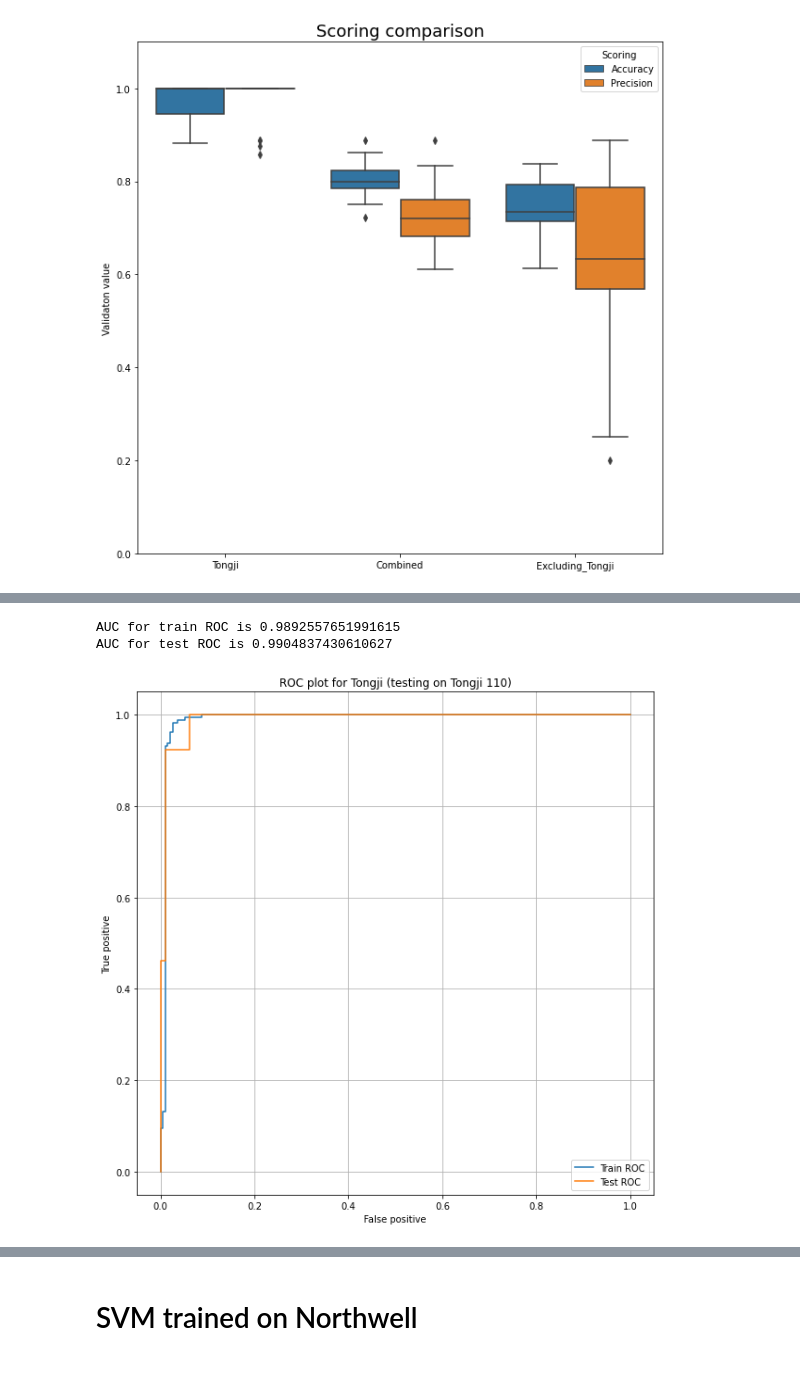
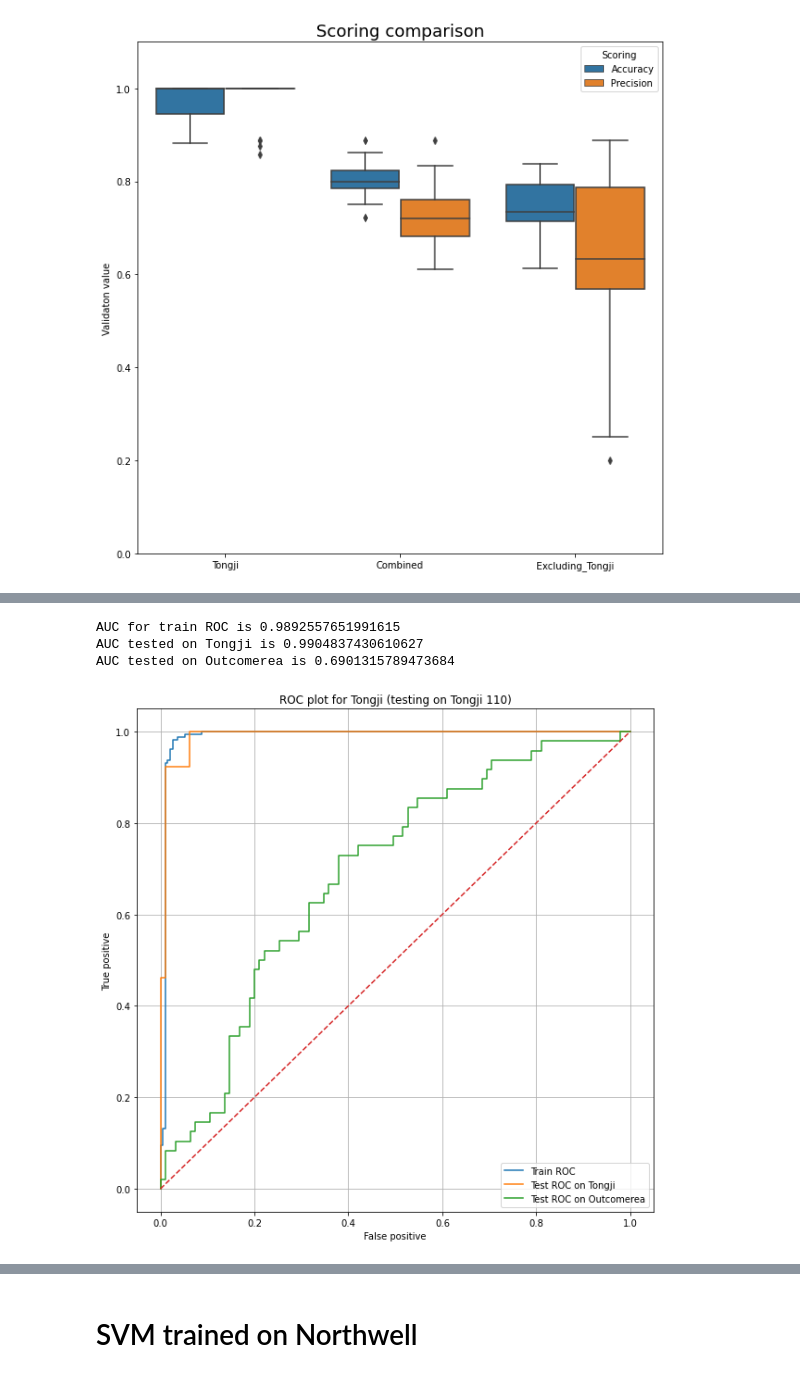
Before and after one commit to konrad-komisarczyk/wb2021, a Jupyter notebook: SVM_test.ipynb, the cells around one changed output, grey strips where cells are left out. Cells and saved outputs as stored; diff of their text form; code cells hidden in the pictures.

```diff
--- a/SVM_test.ipynb
+++ b/SVM_test.ipynb
@@ -152,18 +158,23 @@ y_train_score = svm.decision_function(X_t)
 # %%
 train_fpr, train_tpr, tr_thresholds = metrics.roc_curve(y_t, y_train_score)
 test_fpr, test_tpr, te_thresholds = metrics.roc_curve(y_te, y_test_score)
+test_fpr_fr, test_tpr_fr, te_thresholds = metrics.roc_curve(y_te_fr, y_test_score_fr)
     #Drawing ROC curve
 plt.grid()
 plt.plot(train_fpr,train_tpr, label = "Train ROC")
-plt.plot(test_fpr,test_tpr, label = "Test ROC")
+plt.plot(test_fpr,test_tpr, label = "Test ROC on Tongji")
+plt.plot(test_fpr_fr,test_tpr_fr, label = "Test ROC on Outcomerea")
+plt.plot([0, 1], [0, 1], linestyle='--')
 plt.legend()
 plt.title("ROC plot for Tongji (testing on Tongji 110)")
 plt.xlabel("False positive")
 plt.ylabel("True positive")
 plt.rcParams["figure.figsize"] = (10,10)
 print("AUC for train ROC is %s"%metrics.auc(train_fpr, train_tpr))
-print("AUC for test ROC is %s"%metrics.auc(test_fpr, test_tpr))
+print("AUC tested on Tongji is %s"%metrics.auc(test_fpr, test_tpr))
+print("AUC tested on Outcomerea is %s"%metrics.auc(test_fpr_fr, test_tpr_fr))
 # %% [output]
 AUC for train ROC is 0.9892557651991615
-AUC for test ROC is 0.9904837430610627
+AUC tested on Tongji is 0.9904837430610627
+AUC tested on Outcomerea is 0.6901315789473684
-[figure, old version]
+[figure, new version]
```
Also changed, not shown: parts of 20 cells of this notebook, 9 other files.
